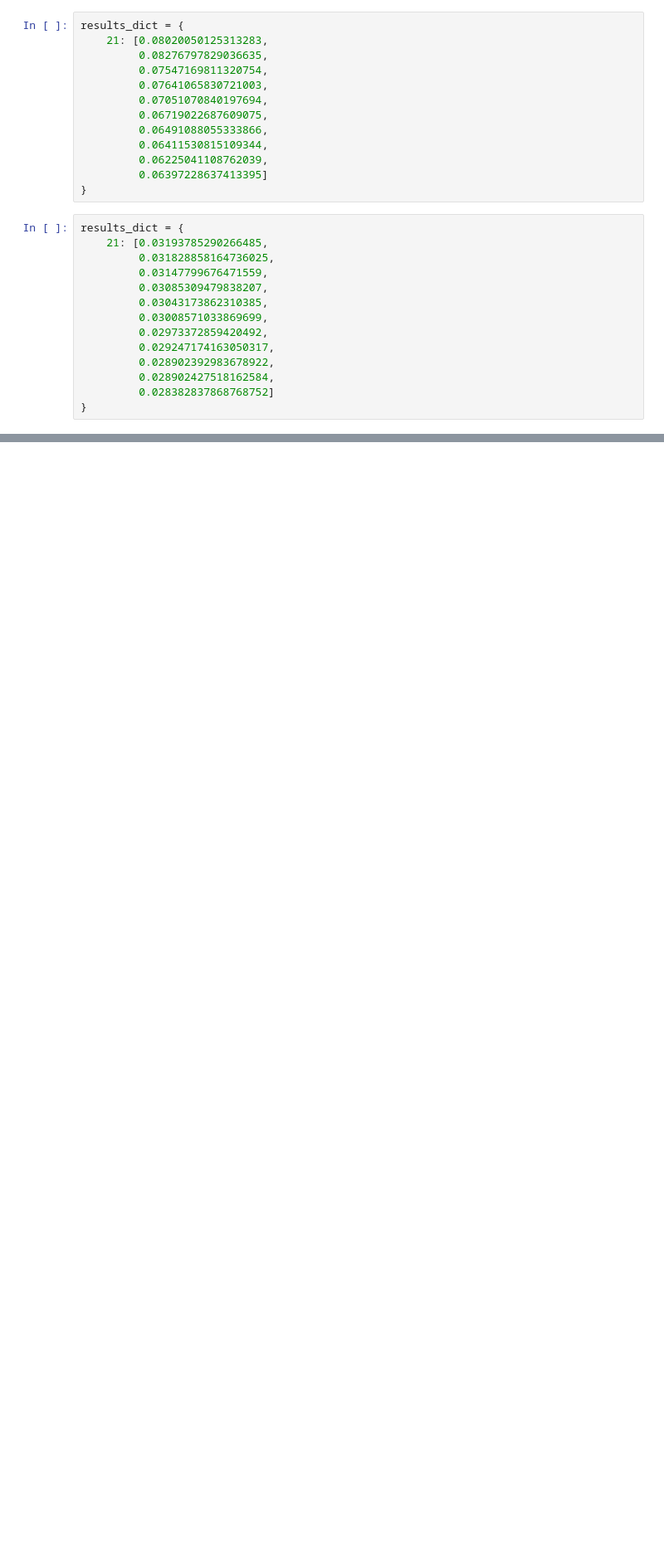
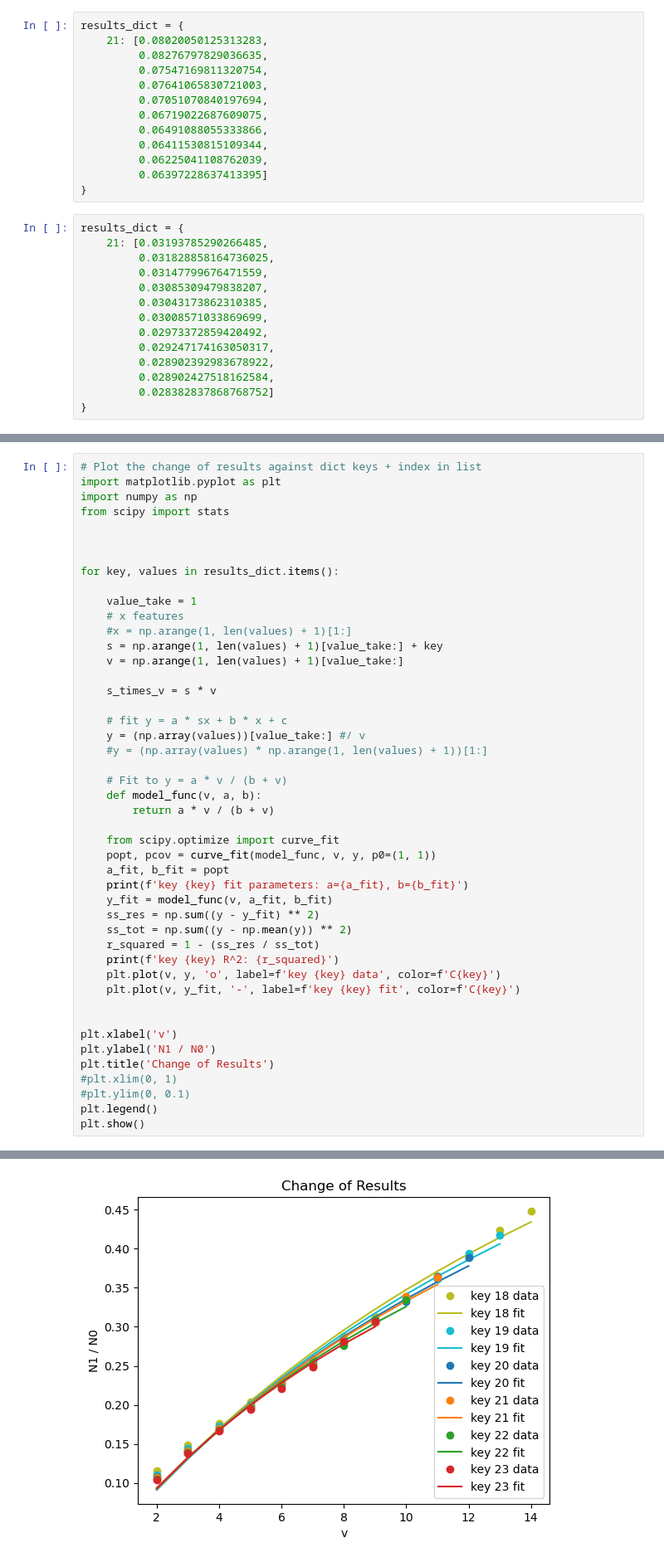
Before and after one commit to GZHoffie/skiver-test, a Jupyter notebook: experiments/parameter_dependence/plot_results.ipynb, the cells around one changed output, grey strips where cells are left out. Shown at 83% size. Saved outputs shown, nothing was run; the diff lists cells and outputs as text; blank space fills up the shorter version.

Commit message:
Try with various param

```diff
--- a/experiments/parameter_dependence/plot_results.ipynb
+++ b/experiments/parameter_dependence/plot_results.ipynb
@@ -172,0 +405,47 @@ key 21 R^2: 0.999146
+# %%
+# Plot the change of results against dict keys + index in list
+import matplotlib.pyplot as plt
+import numpy as np
+from scipy import stats
+
+
+
+for key, values in results_dict.items():
+
+    value_take = 1
+    # x features
+    #x = np.arange(1, len(values) + 1)[1:]
+    s = np.arange(1, len(values) + 1)[value_take:] + key
+    v = np.arange(1, len(values) + 1)[value_take:]
+
+    s_times_v = s * v
+
+    # fit y = a * sx + b * x + c
+    y = (np.array(values))[value_take:] #/ v
+    #y = (np.array(values) * np.arange(1, len(values) + 1))[1:]
+
+    # Fit to y = a * v / (b + v)
+    def model_func(v, a, b):
+        return a * v / (b + v)
+
+    from scipy.optimize import curve_fit
+    popt, pcov = curve_fit(model_func, v, y, p0=(1, 1))
+    a_fit, b_fit = popt
+    print(f'key {key} fit parameters: a={a_fit}, b={b_fit}')
+    y_fit = model_func(v, a_fit, b_fit)
+    ss_res = np.sum((y - y_fit) ** 2)
+    ss_tot = np.sum((y - np.mean(y)) ** 2)
+    r_squared = 1 - (ss_res / ss_tot)
+    print(f'key {key} R^2: {r_squared}')
+    plt.plot(v, y, 'o', label=f'key {key} data', color=f'C{key}')
+    plt.plot(v, y_fit, '-', label=f'key {key} fit', color=f'C{key}')
+
+
+plt.xlabel('v')
+plt.ylabel('N1 / N0')
+plt.title('Change of Results')
+#plt.xlim(0, 1)
+#plt.ylim(0, 0.1)
+plt.legend()
+plt.show()
+# %% [output]
@@ -172,0 +464 @@ key 21 R^2: 0.999146
+[figure, added]
```
Also changed, not shown: parts of 25 cells of this notebook, 5 other files.
